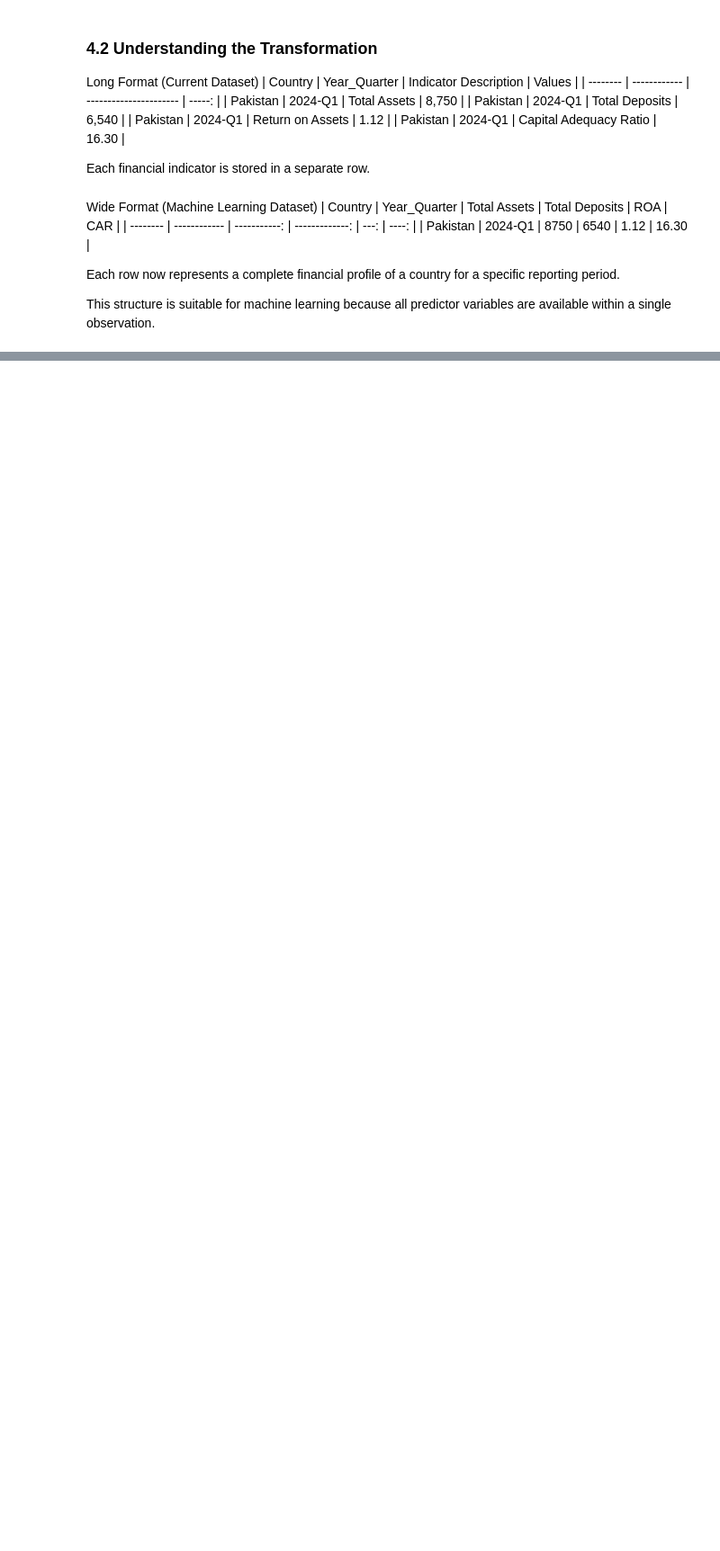
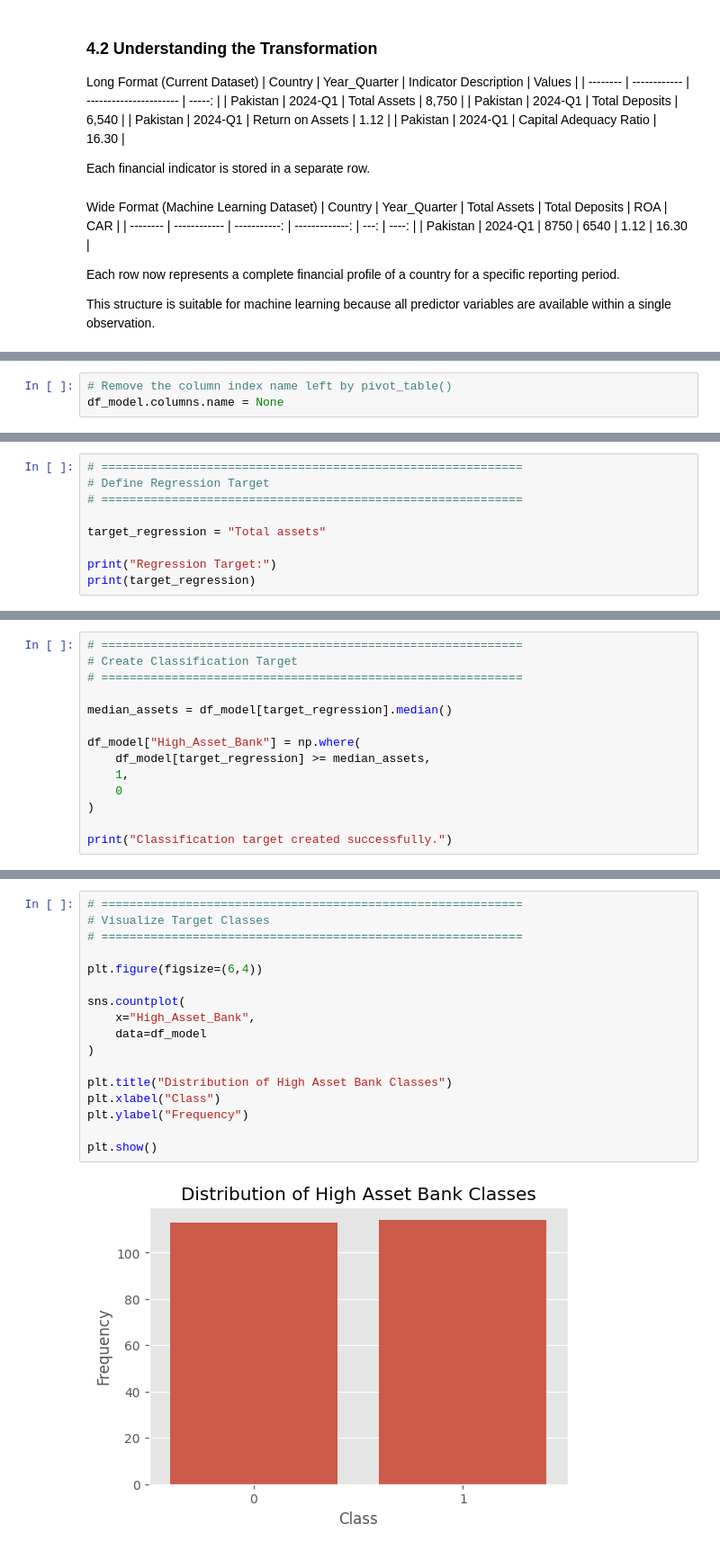
Before and after one commit to ejazurrehman/Islamic_Fintech_Working_Notebooks, a Jupyter notebook: Machine_Learning_and_Predictive_Analytics_for_Islamic_Banking.ipynb, the cells around one changed output, grey strips where cells are left out. Shown at 90% size. Drawn from its saved outputs; the diff is of its cells as text; blank space fills up the shorter version.

```diff
--- a/Machine_Learning_and_Predictive_Analytics_for_Islamic_Banking.ipynb
+++ b/Machine_Learning_and_Predictive_Analytics_for_Islamic_Banking.ipynb
@@ -232,0 +721,3 @@ This structure is suitable for machine learning because all predictor variables
+# %%
+# Remove the column index name left by pivot_table()
+df_model.columns.name = None
@@ -232,0 +879,9 @@ This structure is suitable for machine learning because all predictor variables
+# %%
+# ============================================================
+# Define Regression Target
+# ============================================================
+
+target_regression = "Total assets"
+
+print("Regression Target:")
+print(target_regression)
@@ -232,0 +910,14 @@ This structure is suitable for machine learning because all predictor variables
+# %%
+# ============================================================
+# Create Classification Target
+# ============================================================
+
+median_assets = df_model[target_regression].median()
+
+df_model["High_Asset_Bank"] = np.where(
+    df_model[target_regression] >= median_assets,
+    1,
+    0
+)
+
+print("Classification target created successfully.")
@@ -232,0 +949,19 @@ This structure is suitable for machine learning because all predictor variables
+# %%
+# ============================================================
+# Visualize Target Classes
+# ============================================================
+
+plt.figure(figsize=(6,4))
+
+sns.countplot(
+    x="High_Asset_Bank",
+    data=df_model
+)
+
+plt.title("Distribution of High Asset Bank Classes")
+plt.xlabel("Class")
+plt.ylabel("Frequency")
+
+plt.show()
+# %% [output]
+[figure, added]
```
Also changed, not shown: parts of 123 cells of this notebook.
